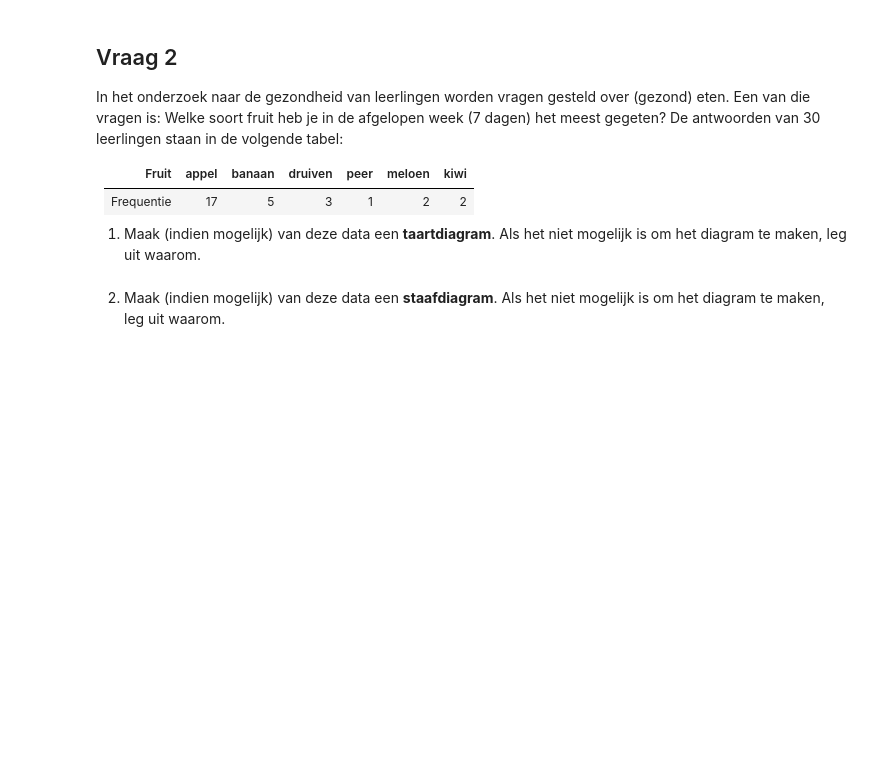
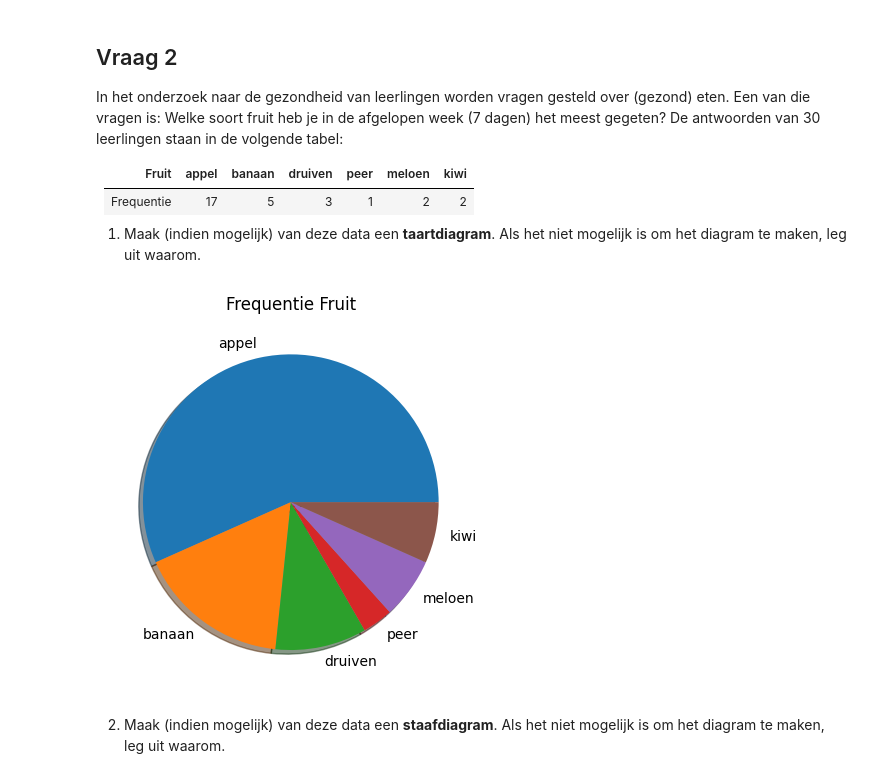
Before and after one commit to runevanbossuyt/PyCharm-Projects-DataScience1, a Jupyter notebook: W16P3/1_Opgaveboek - frequentieverdelingen.ipynb, the cells around one changed output. Drawn from its saved outputs; the diff is of its cells as text; code cells hidden in the pictures; blank space fills up the shorter version.

```diff
--- a/W16P3/1_Opgaveboek - frequentieverdelingen.ipynb
+++ b/W16P3/1_Opgaveboek - frequentieverdelingen.ipynb
@@ -29,2 +28,11 @@ In het onderzoek naar de gezondheid van leerlingen worden vragen gesteld over (g
+# %%
+Fruit = [17,5,3,1,2,2]
+labels = ['appel', 'banaan', 'druiven', 'peer', 'meloen', 'kiwi']
+# %%
+fig, ax = plt.subplots()
+_ = ax.pie(Fruit, labels=labels, shadow=True)
+_ = ax.set_title('Frequentie Fruit')
+# %% [output]
+[figure, added]
 # %% [markdown]
 2. Maak (indien mogelijk) van deze data een **staafdiagram**. Als het niet mogelijk is om het diagram te maken, leg uit waarom.
```
Also changed, not shown: parts of 31 cells of this notebook, 2 other files.
